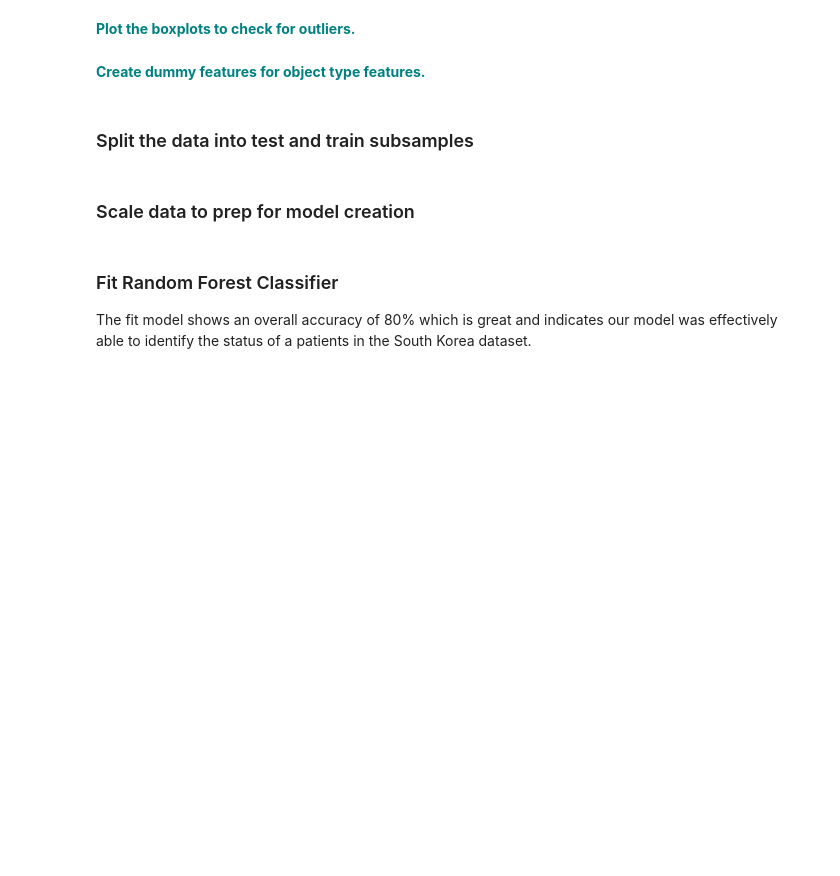
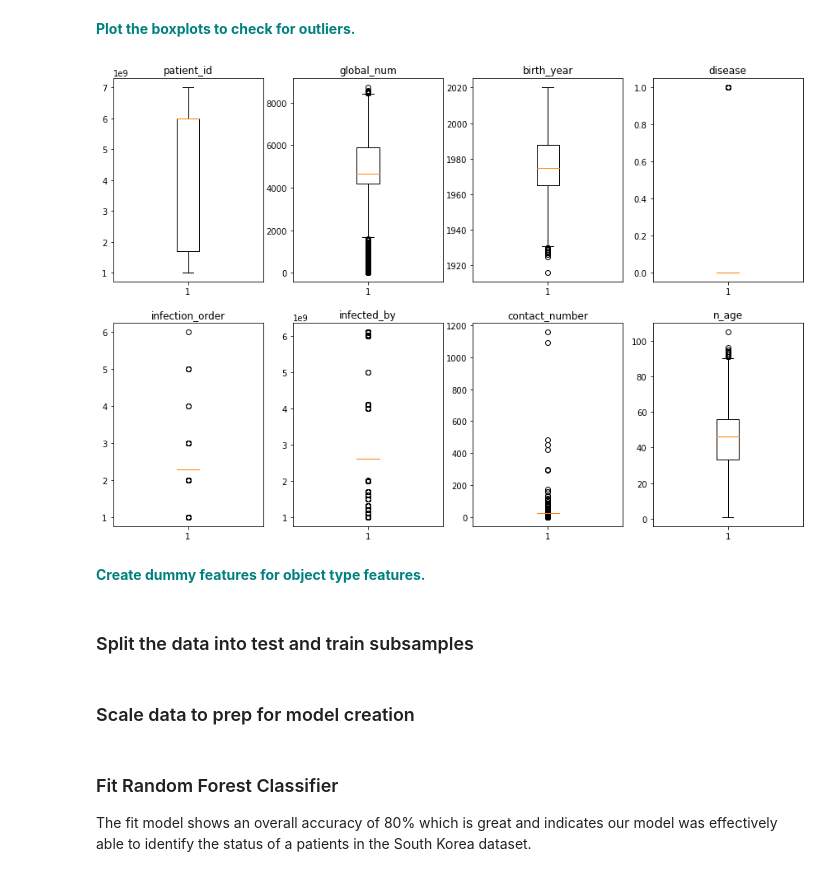
Before and after one commit to levancie/springboard_DSC, a Jupyter notebook: RandomForestCovidCaseStudy/RandomForest_casestudy_covid19.ipynb, the cells around one changed output. Cells and saved outputs as stored; diff of their text form; code cells hidden in the pictures; blank space fills up the shorter version.

```diff
--- a/RandomForestCovidCaseStudy/RandomForest_casestudy_covid19.ipynb
+++ b/RandomForestCovidCaseStudy/RandomForest_casestudy_covid19.ipynb
@@ -296,4 +402,18 @@ vn
 # %% [markdown]
 **<font color='teal'> Plot the boxplots to check for outliers. </font>**
+# %%
+dfn = df.select_dtypes(exclude=['object'])
+
+fig, axs = plt.subplots(2, 4, figsize=(15,10))
+labels = (x for x in dfn.columns)
+for r in range(2):
+    for c in range(4):
+        label = next(labels)
+        axs[r,c].boxplot(dfn[label])
+        axs[r,c].set_title(label)
+
+plt.show()
+# %% [output]
+[figure, added]
 # %% [markdown]
 **<font color='teal'> Create dummy features for object type features. </font>**
```
Also changed, not shown: parts of 26 cells of this notebook, 7 other files.
